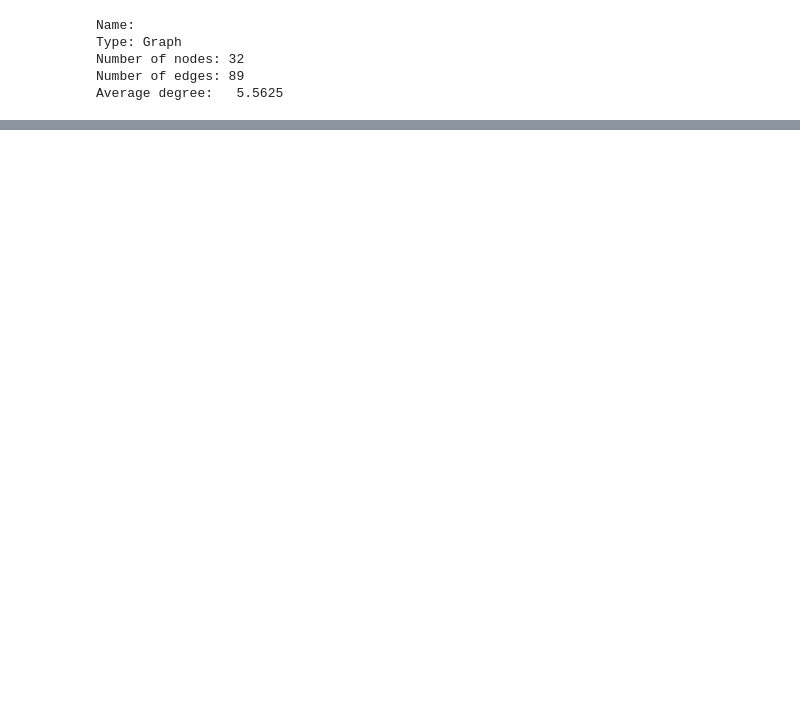
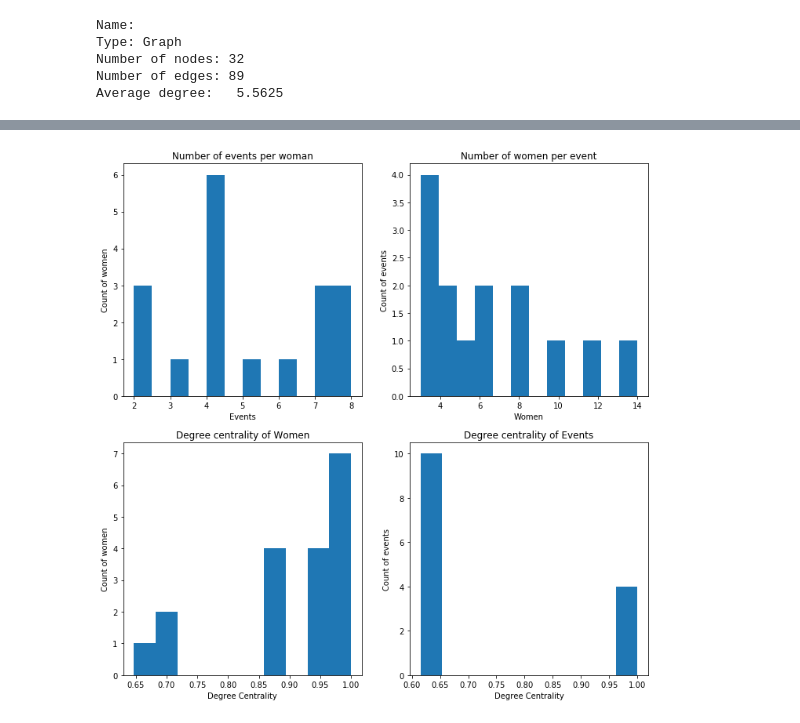
Before and after one commit to ebhtra/gory-graph, a Jupyter notebook: DavisClub/DavisClub.ipynb, the cells around one changed output, grey strips where cells are left out. Saved outputs shown, nothing was run; the diff lists cells and outputs as text; code cells hidden in the pictures; blank space fills up the shorter version.

```diff
--- a/DavisClub/DavisClub.ipynb
+++ b/DavisClub/DavisClub.ipynb
@@ -318,0 +89,33 @@ However, there are 3 social events, **E7**, **E8**, and **E9**, which unify the
+# %%
+plt.figure(figsize=(12,12))
+
+plt.subplot(221)
+plt.hist(w_degs.values(), bins=12)
+plt.title('Number of events per woman')
+plt.xlabel('Events')
+plt.ylabel('Count of women')
+
+plt.subplot(222)
+plt.hist(c_degs.values(), bins=12)
+plt.title('Number of women per event')
+plt.xlabel('Women')
+plt.ylabel('Count of events')
+
+plt.subplot(223)
+women_dc = nx.degree_centrality(womenG_weighted)
+plt.hist(women_dc.values())
+#plt.yscale('log')
+plt.title('Degree centrality of Women')
+plt.xlabel('Degree Centrality')
+plt.ylabel('Count of women')
+
+plt.subplot(224)
+clubs_dc = nx.degree_centrality(clubsG_weighted)
+plt.hist(clubs_dc.values())
+#plt.yscale('log')
+plt.title('Degree centrality of Events')
+plt.xlabel('Degree Centrality')
+plt.ylabel('Count of events')
+plt.show()
+# %% [output]
+[figure, added]
```
Also changed, not shown: parts of 64 cells of this notebook.
